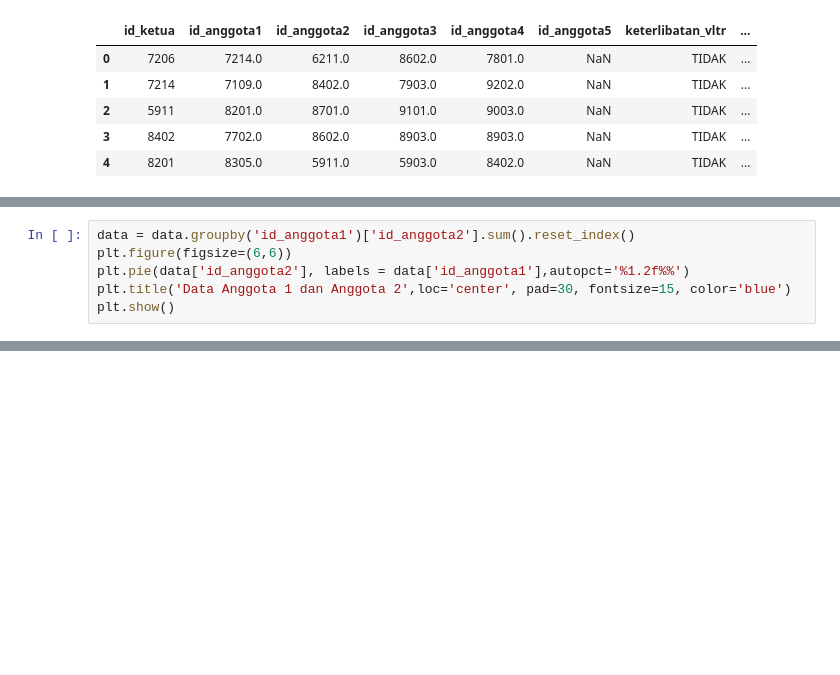
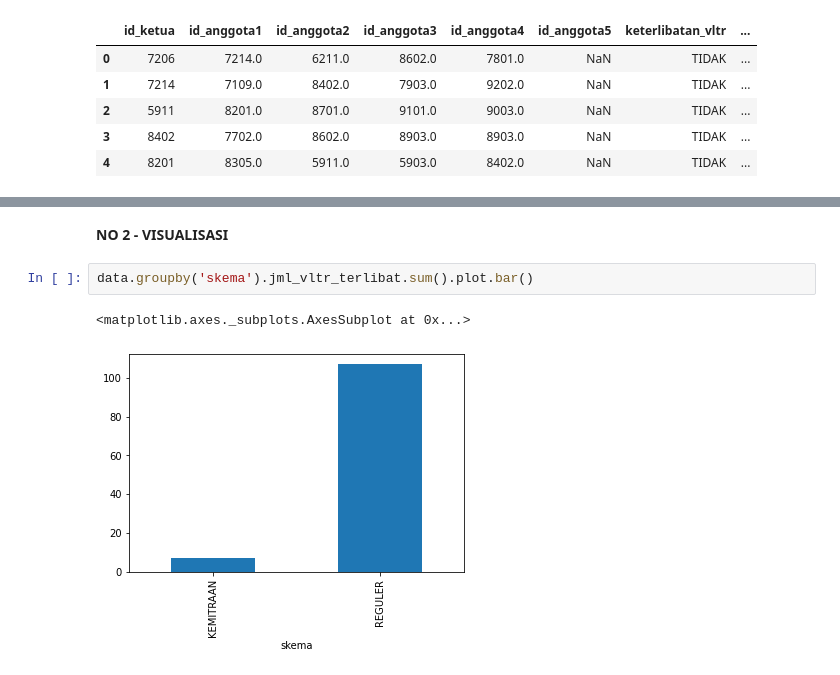
Before and after one commit to almirars/MachineLearning, a Jupyter notebook: Kuis_2.ipynb, the cells around one changed output, grey strips where cells are left out. Saved outputs shown, nothing was run; the diff lists cells and outputs as text; blank space fills up the shorter version.

```diff
--- a/Kuis_2.ipynb
+++ b/Kuis_2.ipynb
@@ -37,6 +30,0 @@ plt.show()
-# %%
-data = data.groupby('id_anggota1')['id_anggota2'].sum().reset_index()
-plt.figure(figsize=(6,6))
-plt.pie(data['id_anggota2'], labels = data['id_anggota1'],autopct='%1.2f%%')
-plt.title('Data Anggota 1 dan Anggota 2',loc='center', pad=30, fontsize=15, color='blue')
-plt.show()
@@ -101,0 +73,7 @@ NameError: ignored
+# %% [markdown]
+**NO 2 - VISUALISASI**
+# %%
+data.groupby('skema').jml_vltr_terlibat.sum().plot.bar()
+# %% [output]
+<matplotlib.axes._subplots.AxesSubplot at 0x...>
+[figure, added]
```
Also changed, not shown: parts of 27 cells of this notebook.
